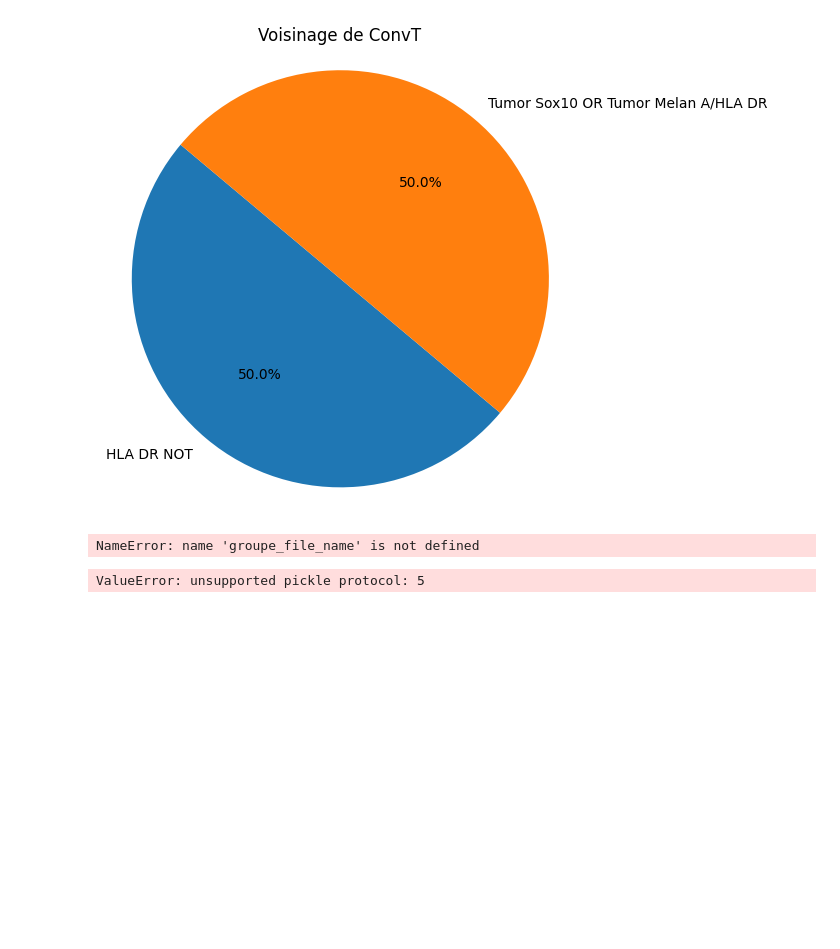
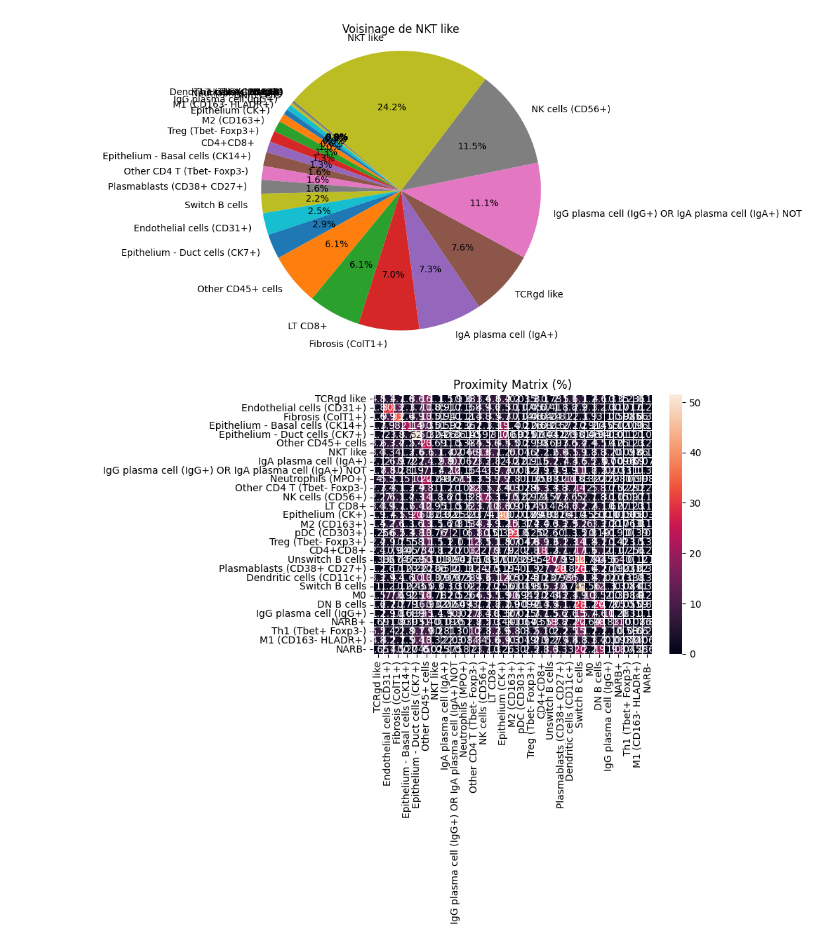
Before and after one commit to Nurtal/cell_pemut, a Jupyter notebook: run.ipynb, the cells around one changed output. Cells and saved outputs as stored; diff of their text form; code cells hidden in the pictures; blank space fills up the shorter version.

```diff
--- a/run.ipynb
+++ b/run.ipynb
@@ -121,7 +135,7 @@ TypeError: unhashable type: 'dict_keys'
 # Display voisinage pour une population (pie chart)
 
 ## Pick a population to investigate
-population = 'ConvT'
+population = 'NKT like'
 
 ## load computed matrix
 with open('matrix.pickle', 'rb') as handle:
@@ -130,18 +144,19 @@ with open('matrix.pickle', 'rb') as handle:
 ## display histogram
 cellpermut.display_voisin_pie(pop_to_voisin, population)
 # %% [output]
-[figure, old version]
+[figure, new version]
 # %%
 # Compute proximity matrix for multiple ROI
 ## !! WARNING !! TRES LONG
 
 ## parameters
-radius = 10
+radius_min = 10
+radius_max = 12
 folder_name = "data"
 group_file_name = "data/Groupe.csv"
 
 ## compute
-result = cellpermut.compute_proximity_matrix_folder(folder_name, groupe_file_name, radius)
+result = cellpermut.compute_proximity_matrix_folder(folder_name, group_file_name, radius_min, radius_max)
 
 ## save
 with open('multi_matrix.pickle', 'wb') as handle:
@@ -154,22 +169,20 @@ for pop in result:
     df.to_csv(f"{pop}_matrix.csv", index=False)
     df_percentage = df.div(df.sum(axis=1), axis=0) * 100
     df_percentage.to_csv(f"{pop}_matrix_percentage.csv", index=False)
-# %% [output]
-NameError: name 'groupe_file_name' is not defined
 # %%
 # Display matrix for multiple ROI
 
 ## Pick a group to investigate
-group = 'NR'
+group = 'M0'
 
 ## load computed matrix
 with open('multi_matrix.pickle', 'rb') as handle:
         data = pickle.load(handle)
 
 ## display histogram
 cellpermut.display_class_matrix(data, group)
 # %% [output]
-ValueError: unsupported pickle protocol: 5
+[figure, added]
 # %%
 # Display barplot for multiple ROI
 
```
Also changed, not shown: parts of 5 cells of this notebook, 5 other files.
